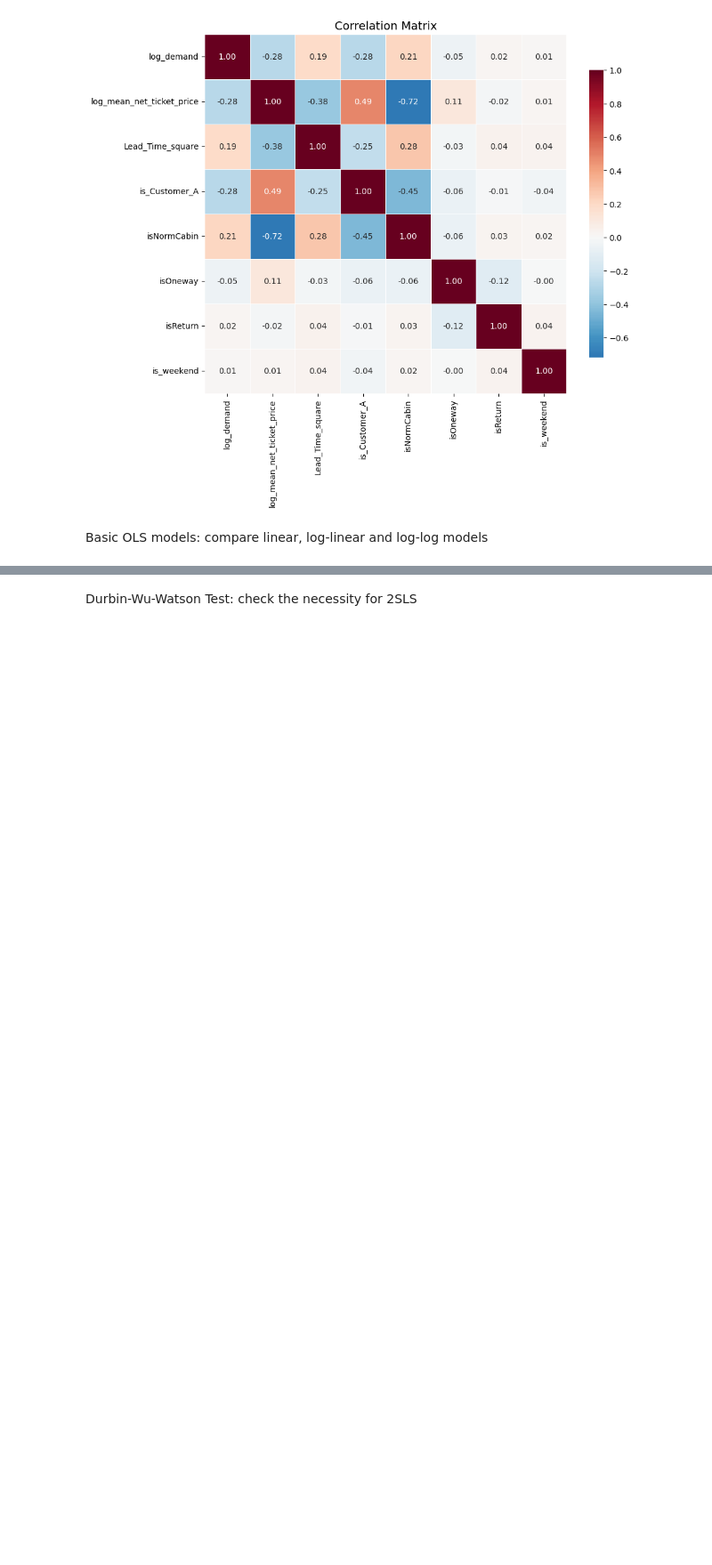
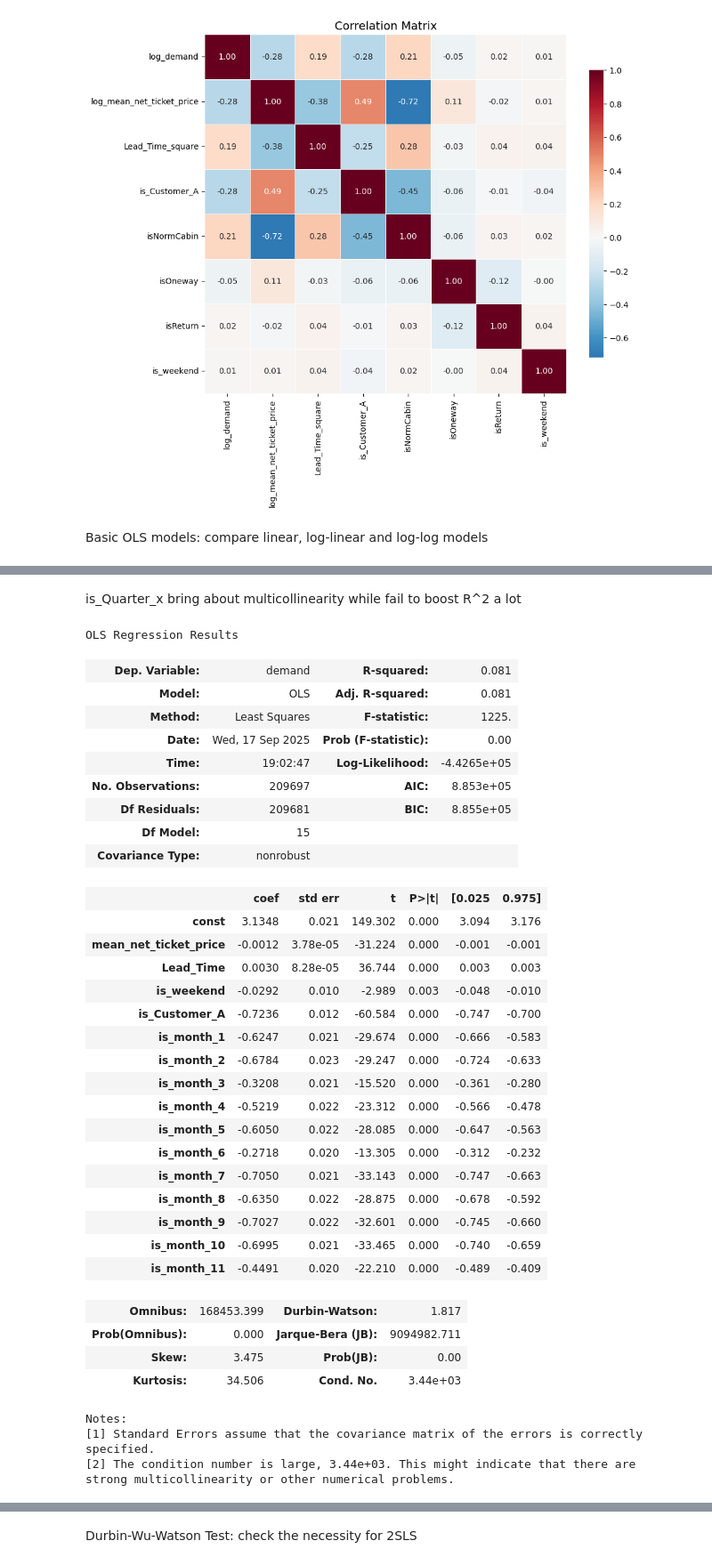
Before and after one commit to azusahanabi/DBA5101-Group-Project-1, a Jupyter notebook: DBA5101_Group_Project_1_Updated.ipynb, the cells around one changed output, grey strips where cells are left out. Shown at 89% size. Cells and saved outputs as stored; diff of their text form; code cells hidden in the pictures; blank space fills up the shorter version.

```diff
--- a/DBA5101_Group_Project_1_Updated.ipynb
+++ b/DBA5101_Group_Project_1_Updated.ipynb
@@ -279,3 +279,12 @@ plt.show()
 Basic OLS models: compare linear, log-linear and log-log models
 # %%
 # Linear model
+
+# Start with a basic OLS model
+# demand ~ 1 + price + Lead_Time + departure_is_weekend  + isNormCabin
+
+y_1_1 = df["demand"]
+x_1_1 = sm.add_constant(df[["mean_net_ticket_price", "Lead_Time","is_weekend","isNormCabin","is_Customer_A"]].astype(float))
+
+model_1_1 = sm.OLS(y_1_1,x_1_1).fit()
+model_1_1.summary()
@@ -281,0 +320,7 @@ Basic OLS models: compare linear, log-linear and log-log models
+# %%
+# Remove isNormCabin
+y_1_2 = df["demand"]
+x_1_2 = sm.add_constant(df[["mean_net_ticket_price", "Lead_Time","is_weekend","is_Customer_A"]].astype(float))
+
+model_1_2 = sm.OLS(y_1_2,x_1_2).fit()
+model_1_2.summary()
@@ -281,0 +352,15 @@ Basic OLS models: compare linear, log-linear and log-log models
+# %%
+# continue on linear model
+# add departure season / departure month in this model and make comparisons on R^2
+# Although we do not care about fitting accuracy. What matters only is interpretability
+
+# One possible worry is too many months together can cause multicollinearity issue
+
+# demand ~ 1 + price + Lead_Time + departure_is_weekend + departure_season (3 variables) + Customer_Cat
+
+y_1_3 = df["demand"]
+x_1_3 = sm.add_constant(df[["mean_net_ticket_price", "Lead_Time","is_weekend","is_Customer_A",
+                            "is_quarter_1", "is_quarter_2", "is_quarter_3"]].astype(float))
+
+model_1_3 = sm.OLS(y_1_3,x_1_3).fit()
+model_1_3.summary()
@@ -281,0 +395,49 @@ Basic OLS models: compare linear, log-linear and log-log models
+# %% [markdown]
+is_Quarter_x bring about multicollinearity while fail to boost R^2 a lot
+# %%
+# demand ~ 1 + price + Lead_Time + departure_is_weekend + departure_month (11 variables) + is_Prime_Customer
+
+y_1_4 = df["demand"]
+x_1_4 = sm.add_constant(df[["mean_net_ticket_price", "Lead_Time","is_weekend","is_Customer_A",
+                            "is_month_1", "is_month_2", "is_month_3", "is_month_4","is_month_5",
+                            "is_month_6","is_month_7","is_month_8","is_month_9","is_month_10",
+                            "is_month_11",]].astype(float))
+
+model_1_4 = sm.OLS(y_1_4,x_1_4).fit()
+model_1_4.summary()
+# %% [output]
+OLS Regression Results
+| Dep. Variable: | demand | R-squared: | 0.081 |
+| Model: | OLS | Adj. R-squared: | 0.081 |
+| Method: | Least Squares | F-statistic: | 1225. |
+| Date: | Wed, 17 Sep 2025 | Prob (F-statistic): | 0.00 |
+| Time: | 19:02:47 | Log-Likelihood: | -4.4265e+05 |
+| No. Observations: | 209697 | AIC: | 8.853e+05 |
+| Df Residuals: | 209681 | BIC: | 8.855e+05 |
+| Df Model: | 15 |  |  |
+| Covariance Type: | nonrobust |  |  |
+|  | coef | std err | t | P>|t| | [0.025 | 0.975] |
+| const | 3.1348 | 0.021 | 149.302 | 0.000 | 3.094 | 3.176 |
+| mean_net_ticket_price | -0.0012 | 3.78e-05 | -31.224 | 0.000 | -0.001 | -0.001 |
+| Lead_Time | 0.0030 | 8.28e-05 | 36.744 | 0.000 | 0.003 | 0.003 |
+| is_weekend | -0.0292 | 0.010 | -2.989 | 0.003 | -0.048 | -0.010 |
+| is_Customer_A | -0.7236 | 0.012 | -60.584 | 0.000 | -0.747 | -0.700 |
+| is_month_1 | -0.6247 | 0.021 | -29.674 | 0.000 | -0.666 | -0.583 |
+| is_month_2 | -0.6784 | 0.023 | -29.247 | 0.000 | -0.724 | -0.633 |
+| is_month_3 | -0.3208 | 0.021 | -15.520 | 0.000 | -0.361 | -0.280 |
+| is_month_4 | -0.5219 | 0.022 | -23.312 | 0.000 | -0.566 | -0.478 |
+| is_month_5 | -0.6050 | 0.022 | -28.085 | 0.000 | -0.647 | -0.563 |
+| is_month_6 | -0.2718 | 0.020 | -13.305 | 0.000 | -0.312 | -0.232 |
+| is_month_7 | -0.7050 | 0.021 | -33.143 | 0.000 | -0.747 | -0.663 |
+| is_month_8 | -0.6350 | 0.022 | -28.875 | 0.000 | -0.678 | -0.592 |
+| is_month_9 | -0.7027 | 0.022 | -32.601 | 0.000 | -0.745 | -0.660 |
+| is_month_10 | -0.6995 | 0.021 | -33.465 | 0.000 | -0.740 | -0.659 |
+| is_month_11 | -0.4491 | 0.020 | -22.210 | 0.000 | -0.489 | -0.409 |
+| Omnibus: | 168453.399 | Durbin-Watson: | 1.817 |
+| Prob(Omnibus): | 0.000 | Jarque-Bera (JB): | 9094982.711 |
+| Skew: | 3.475 | Prob(JB): | 0.00 |
+| Kurtosis: | 34.506 | Cond. No. | 3.44e+03 |
+Notes:
+[1] Standard Errors assume that the covariance matrix of the errors is correctly specified.
+[2] The condition number is large, 3.44e+03. This might indicate that there are
+strong multicollinearity or other numerical problems.
```
Also changed, not shown: parts of 20 cells of this notebook.
